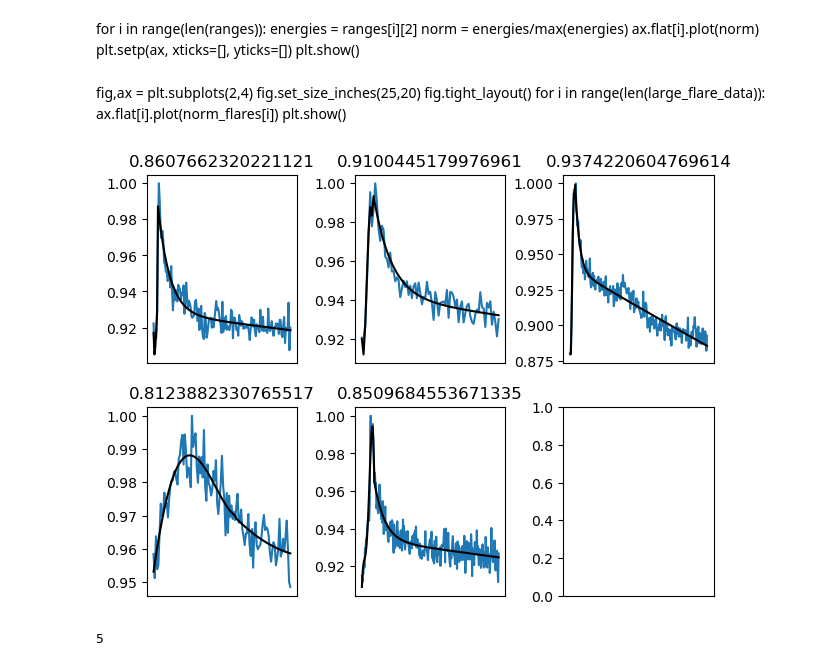
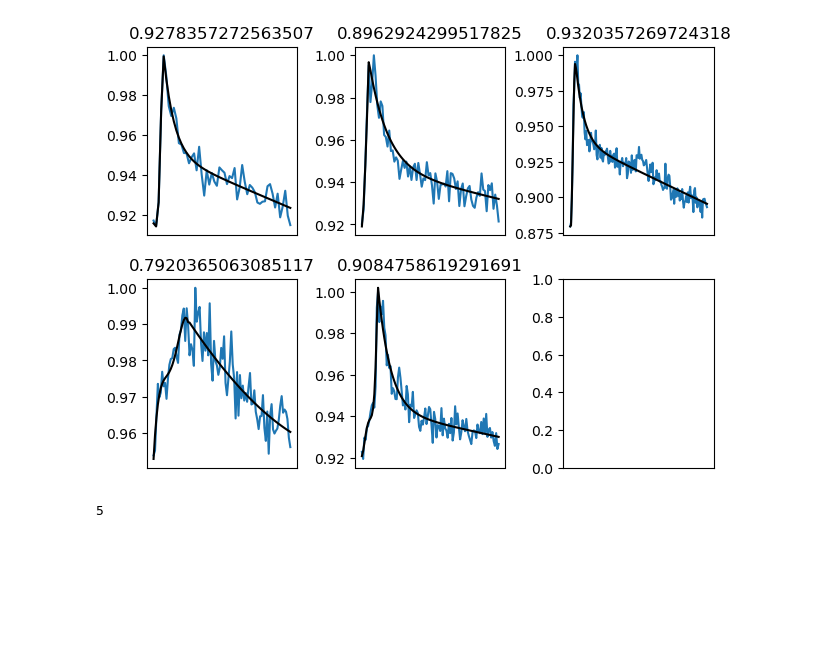
Before and after one commit to MillionConcepts/tess_swift_afpsc, a Jupyter notebook: QPPs/moonbow-main/moonbow/QPP_find.ipynb, the cells around one changed output. Drawn from its saved outputs; the diff is of its cells as text; code cells hidden in the pictures; blank space fills up the shorter version.

Commit message:
Algorithm working on test data. Next: find periodicity, test on more data

```diff
--- a/QPPs/moonbow-main/moonbow/QPP_find.ipynb
+++ b/QPPs/moonbow-main/moonbow/QPP_find.ipynb
@@ -69,7 +70,8 @@ def dataClean(filename,distance_pc,eff_width):
                         'Time': time,
                         'Energy': energy,
                         'Energy Error': error,
-                        'TESS Flux': flux
+                        'Flux': flux,
+                        'Flux Error': err
     })
 # %%
 #Using only until large flare function is completed, need more stars to get a better idea for a good
@@ -124,7 +126,7 @@ def get_inff(curve,distance_pc, clipsigma=3, quiet=True, band='NUV',
 
         From MC GALEX function defs"""
 
-    sclip = sigma_clip(np.array(curve['TESS Flux']), sigma_lower=clipsigma, sigma_upper=clipsigma)
+    sclip = sigma_clip(np.array(curve['Energy']), sigma_lower=clipsigma, sigma_upper=clipsigma)
     inff = np.median(sclip)
     inff_err = np.sqrt(inff*len(sclip)*binsize)/(len(sclip)*binsize)
     if inff and not quiet:
@@ -214,7 +216,7 @@ rawdata = '/Users/katborski/Documents/GitHub/AFPSC/TESS/tess2021232031932-s0042-
 flaring_frame = dataClean(rawdata,35,3.898e-5) #35=dist in pc, 3.898e-5=eff width for Af Psc
 q_frame = generate_Qcurve(flaring_frame)
 # %%
-ranges_ix,energy_ix = find_flare_ranges(flaring_frame,q_frame,3)
+ranges_ix,energy_ix = find_flare_ranges(flaring_frame,q_frame,3,35,quiescence=None)
 # %%
 #flare_energies = tess_flux[energy_ix]
 ranges = []
@@ -225,20 +227,12 @@ for i,v in enumerate(ranges_ix):
 # %%
 #ranges
 # each element has 3 pieces, [0]=flare ID, [1]=times, [2]=energies
-# %% [markdown]
-
-for i in range(len(ranges)):
-    energies = ranges[i][2]
-    norm = energies/max(energies)
-    ax.flat[i].plot(norm)
-    plt.setp(ax, xticks=[], yticks=[])
-    plt.show()
 # %%
 #Select Large Flares
 
 large_flares = []
 for i,v in enumerate(ranges_ix):
-    if len(v)>=80:                    #~26 minute minimum
+    if len(v)>=45:                    #~15 minute minimum
         large_flares.append((v))
     else:
         continue
@@ -259,13 +253,6 @@ times=[]
 for i in range(len(large_flares)):
     t = flaring_frame['Time'][large_flare_data[i].index]
     times.append(t)
-# %% [markdown]
-fig,ax = plt.subplots(2,4)
-fig.set_size_inches(25,20)
-fig.tight_layout()
-for i in range(len(large_flare_data)):
-    ax.flat[i].plot(norm_flares[i])
-    plt.show()
 # %%
 def aflare2(t, tpeak, fwhm, ampl,
             c0,c1,c2,c3,c4,
@@ -306,7 +293,7 @@ lg_flare_det=[]
 lg_flare_params = []
 fits_ = []
 
-#figure out how to set # of subplots to # of large flares
+                #figure out how to set # of subplots to # of large flares
 
 fig, ax = plt.subplots(2,3)
 fig.tight_layout()
@@ -316,36 +303,36 @@ for i in range(len(large_flares)):
     y = norm_flares[i]
     data = pd.DataFrame({'time': x, 'energy': y})
 
     rise = x[0:np.argmax(y)].values
     fwhm = (max(rise)-min(rise))*2
 
     fitter = Fit(
     underlying_function=model,
     dimensionality=1,
     data=data,
     dependent_variable='energy')
 
     fitter.make_vector(independent_variables=['time'])
     fitter.fit(guess=np.array((max(rise),fwhm,1,
-                          1.00000, 1.94053, -0.175084, -2.24588, -1.12498,
-                          0.689008, -1.60053, 0.302959, -0.278316)))
+                          1.00000, 1.94053, -0.175084, -2.3769, -1.12498,
+                          0.689008, -1.600536, 0.302963, -0.278318)))
     if fitter.det > 0.70:
         lg_flare_time.append(x)
         lg_flare_data.append(y)
         lg_flare_det.append(fitter.det)
         fit_params, covariance_matrix = fitter.curve_fit
         lg_flare_params.append((fit_params))
         fit = fitter.fitted_curve
         fits_.append((fit))
 
 for i in range(len(lg_flare_data)):
     ax.flat[i].plot(lg_flare_time[i],lg_flare_data[i])
     ax.flat[i].plot(lg_flare_time[i],fits_[i],c='black')
     ax.flat[i].set_title(lg_flare_det[i])
     plt.setp(ax, xticks=[])
             #refit with fit_params??
 # %% [output]
-[figure, old version]
+[figure, new version]
 # %%
 len(lg_flare_data)
 # %% [output]
```
Also changed, not shown: parts of 22 cells of this notebook.
